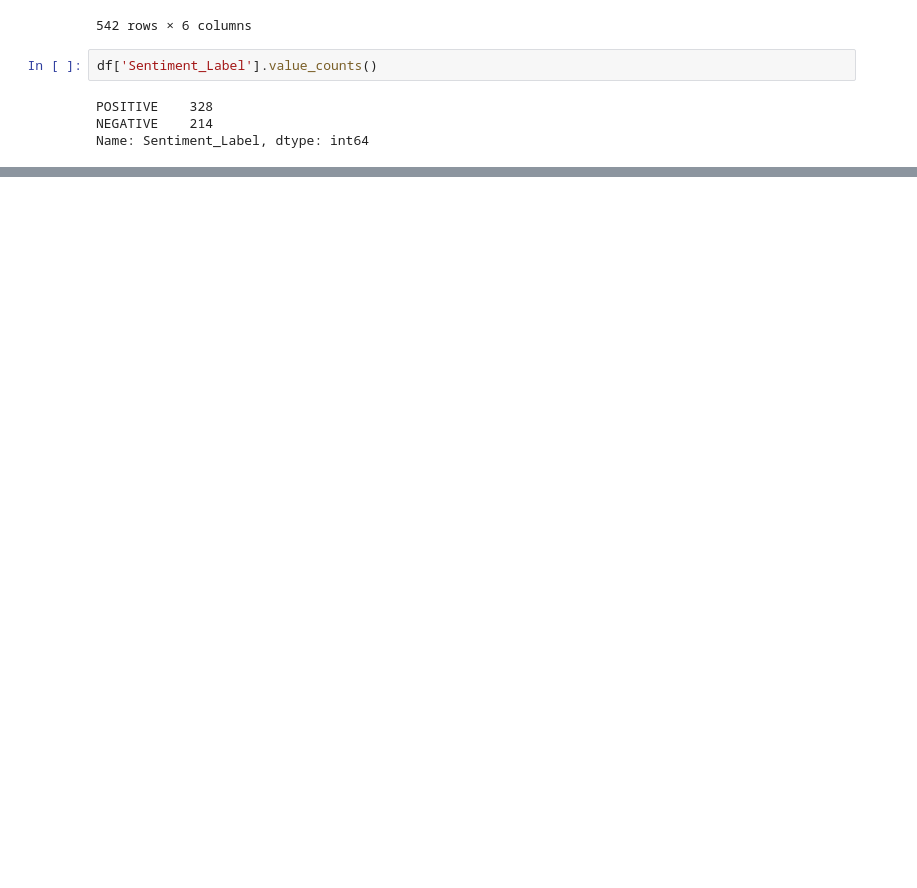
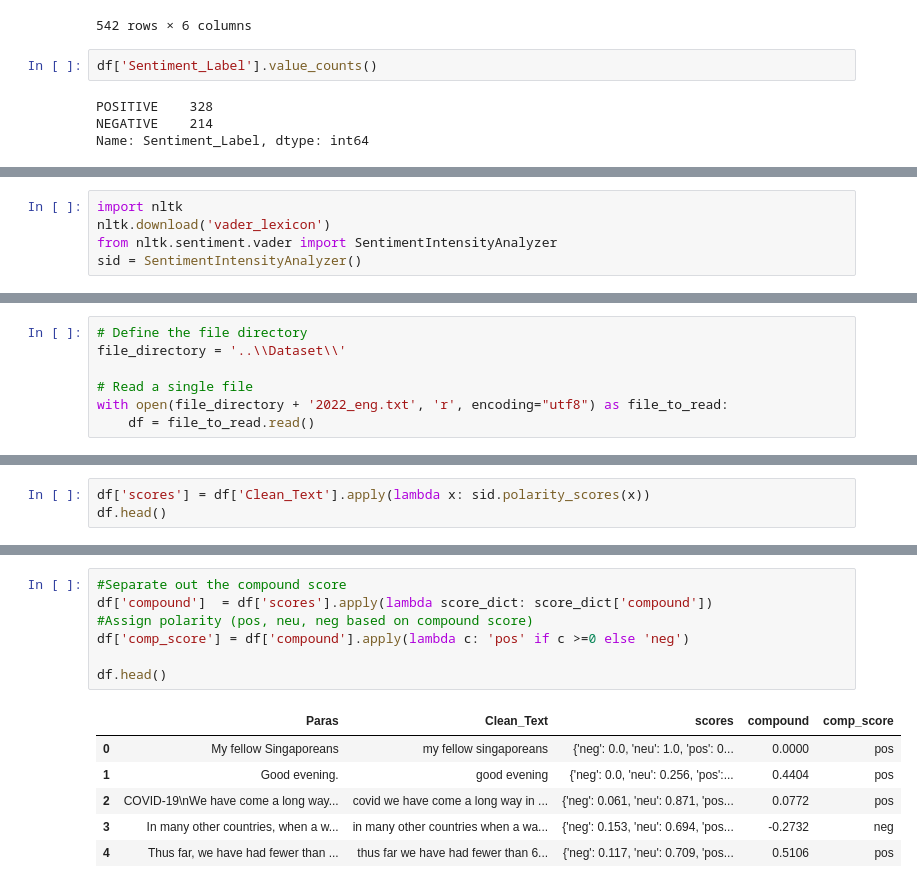
Before and after one commit to wesleydjingga/ISSS609-TAA-2022, a Jupyter notebook: Code/SentimentAnalysis.ipynb, the cells around one changed output, grey strips where cells are left out. Drawn from its saved outputs; the diff is of its cells as text; blank space fills up the shorter version.

Commit message:
Updated SentimentAnalysis
Updated with VADER approach

```diff
--- a/Code/SentimentAnalysis.ipynb
+++ b/Code/SentimentAnalysis.ipynb
@@ -217,0 +260,5 @@ Name: Paragraph_Sentiment_Label, dtype: int64
+# %%
+import nltk
+nltk.download('vader_lexicon')
+from nltk.sentiment.vader import SentimentIntensityAnalyzer
+sid = SentimentIntensityAnalyzer()
@@ -217,0 +269,7 @@ Name: Paragraph_Sentiment_Label, dtype: int64
+# %%
+# Define the file directory
+file_directory = '..\\Dataset\\'
+
+# Read a single file
+with open(file_directory + '2022_eng.txt', 'r', encoding="utf8") as file_to_read:
+    df = file_to_read.read()
@@ -217,0 +285,3 @@ Name: Paragraph_Sentiment_Label, dtype: int64
+# %%
+df['scores'] = df['Clean_Text'].apply(lambda x: sid.polarity_scores(x))
+df.head()
@@ -217,0 +295,14 @@ Name: Paragraph_Sentiment_Label, dtype: int64
+# %%
+#Separate out the compound score
+df['compound']  = df['scores'].apply(lambda score_dict: score_dict['compound'])
+#Assign polarity (pos, neu, neg based on compound score)
+df['comp_score'] = df['compound'].apply(lambda c: 'pos' if c >=0 else 'neg')
+
+df.head()
+# %% [output]
+|  | Paras | Clean_Text | scores | compound | comp_score |
+| 0 | My fellow Singaporeans | my fellow singaporeans | {'neg': 0.0, 'neu': 1.0, 'pos': 0... | 0.0000 | pos |
+| 1 | Good evening. | good evening | {'neg': 0.0, 'neu': 0.256, 'pos':... | 0.4404 | pos |
+| 2 | COVID-19\nWe have come a long way... | covid we have come a long way in ... | {'neg': 0.061, 'neu': 0.871, 'pos... | 0.0772 | pos |
+| 3 | In many other countries, when a w... | in many other countries when a wa... | {'neg': 0.153, 'neu': 0.694, 'pos... | -0.2732 | neg |
+| 4 | Thus far, we have had fewer than ... | thus far we have had fewer than 6... | {'neg': 0.117, 'neu': 0.709, 'pos... | 0.5106 | pos |
```
Also changed, not shown: parts of 25 cells of this notebook.
